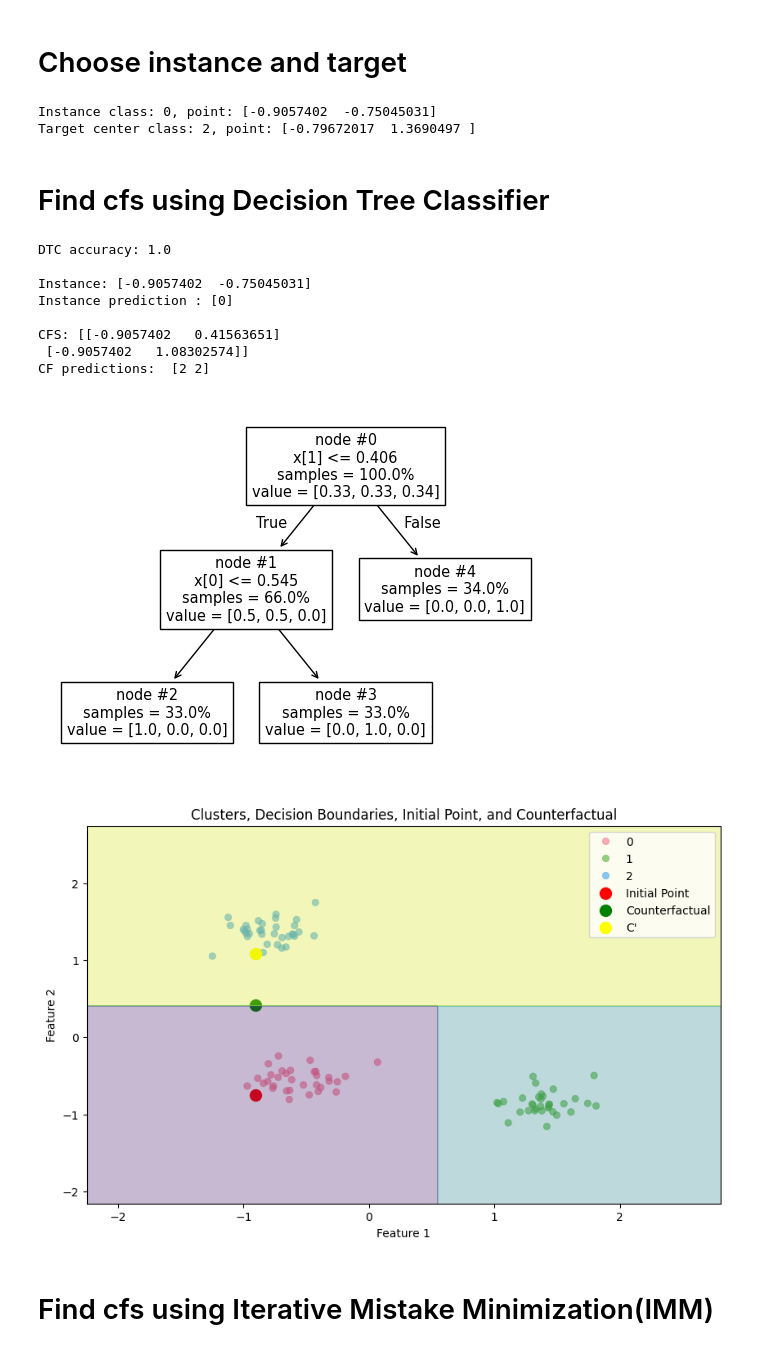
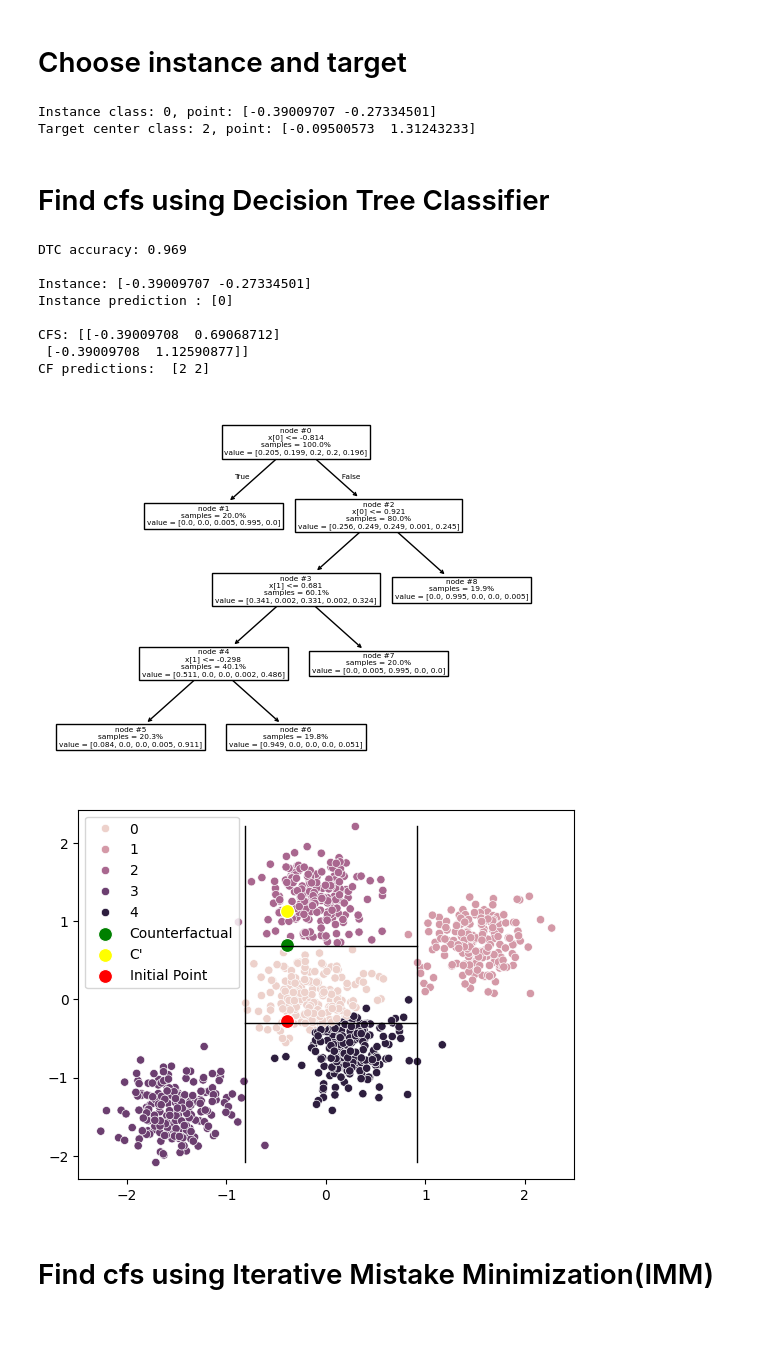
Before and after one commit to jepp3183/Thesis2025, a Jupyter notebook: code/threshold_tree_testing.ipynb, the cells around one changed output. Cells and saved outputs as stored; diff of their text form; code cells hidden in the pictures.

Commit message:
Unified threshold plotting

```diff
--- a/code/threshold_tree_testing.ipynb
+++ b/code/threshold_tree_testing.ipynb
@@ -32,12 +30,12 @@ The autoreload extension is already loaded. To reload it, use:
 # %%
 dims = 2
-n = 100
-k = 2
-min_impurity_decrease = 0.00001
+n = 1000
+k = 5
+min_impurity_decrease = 0.1
 threshold_change = 0.01
 robustness_factor = 0.7
 
-# X, _y = make_blobs(centers=k, cluster_std=1.2, n_features=dims, n_samples=n)
+X, _y = make_blobs(centers=k, cluster_std=1.4, n_features=dims, n_samples=n)
 # data = load_iris()
 # X, _y = data.data, data.target
 # Normalize data
@@ -50,6 +48,7 @@ centers = model.cluster_centers_
 y = model.predict(X)
 dims = X.shape[1]
 n = X.shape[0]
+k = len(centers)
 
 # plot the clusters
 if dims > 2:
@@ -117,32 +106,32 @@ print("")
 print(f"Instance class: {y[instance_index]}, point: {instance}")
 print(f"Target center class: {target_class}, point: {target_point}\n")
 # %% [output]
-Instance class: 0, point: [-0.9057402  -0.75045031]
-Target center class: 2, point: [-0.79672017  1.3690497 ]
+Instance class: 0, point: [-0.39009707 -0.27334501]
+Target center class: 2, point: [-0.09500573  1.31243233]
 # %% [markdown]
 # Find cfs using Decision Tree Classifier
 # %%
 threshold_tree = ThresholdTree(model, centers, X, y)
 
-cfs = threshold_tree.find_counterfactuals_DTC(instance, target_class, min_impurity_decrease=min_impurity_decrease, threshold_change=threshold_change, robustness_factor=robustness_factor)
+cfs = threshold_tree.find_counterfactuals_dtc(instance, target_class, min_impurity_decrease=min_impurity_decrease, threshold_change=threshold_change, robustness_factor=robustness_factor)
 print(f'Instance: {instance}')
 print(f'Instance prediction : {model.predict([instance])}')
 print("")
 print(f'CFS: {cfs}')
 print(f'CF predictions: ', model.predict(cfs))
-threshold_tree.print_DTC_tree()
-threshold_tree.plot_DTC_tree()
+threshold_tree.print_dtc_tree()
+threshold_tree.plot_dtc_tree()
 # %% [output]
-DTC accuracy: 1.0
+DTC accuracy: 0.969
 
-Instance: [-0.9057402  -0.75045031]
+Instance: [-0.39009707 -0.27334501]
 Instance prediction : [0]
 
-CFS: [[-0.9057402   0.41563651]
- [-0.9057402   1.08302574]]
+CFS: [[-0.39009708  0.69068712]
+ [-0.39009708  1.12590877]]
 CF predictions:  [2 2]
-[figure, old version]
+[figure, new version]
-[figure, old version]
+[figure, new version]
 # %% [markdown]
 # Find cfs using Iterative Mistake Minimization(IMM)
 # %%
```
Also changed, not shown: parts of 3 cells of this notebook, 2 other files.
